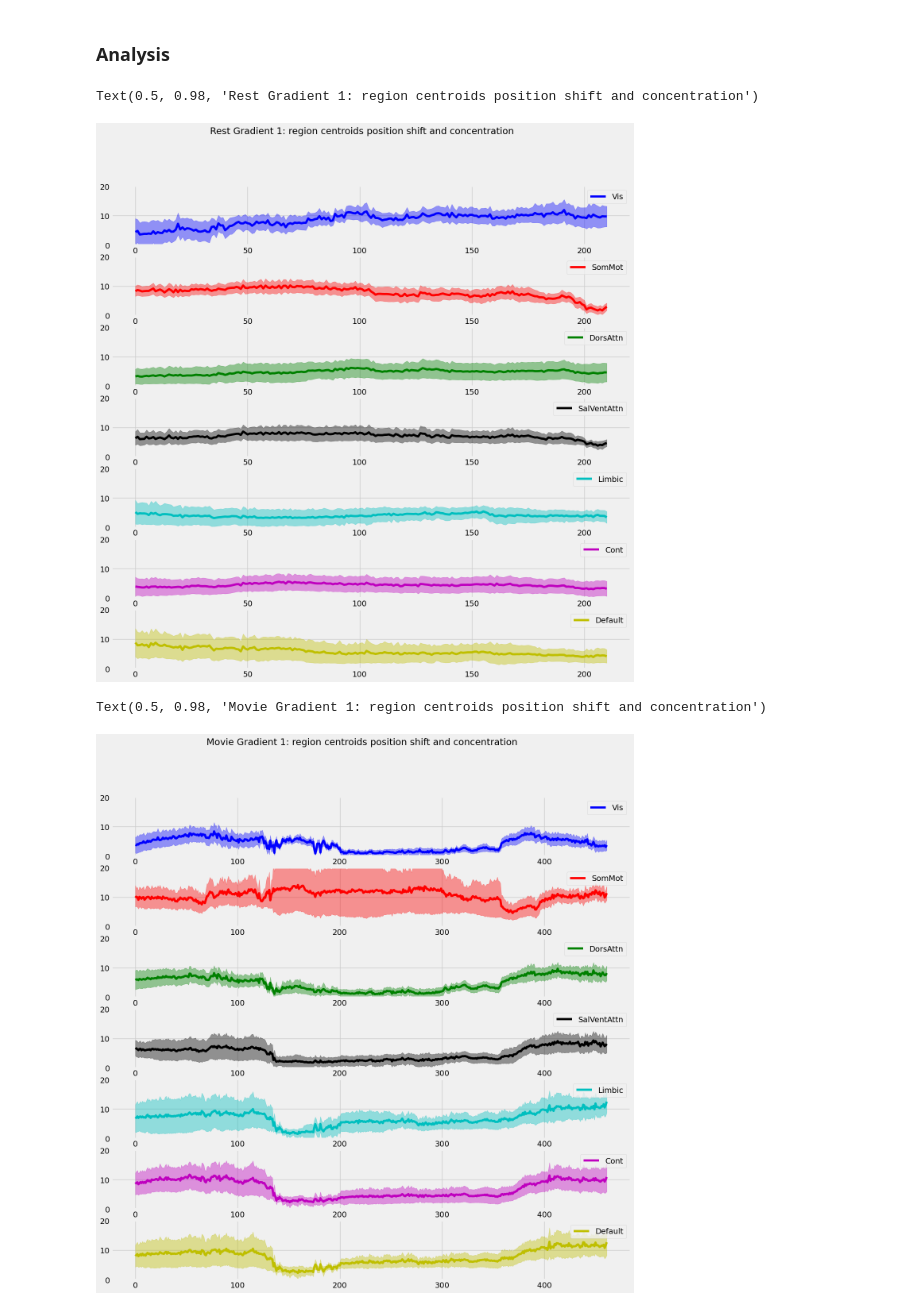
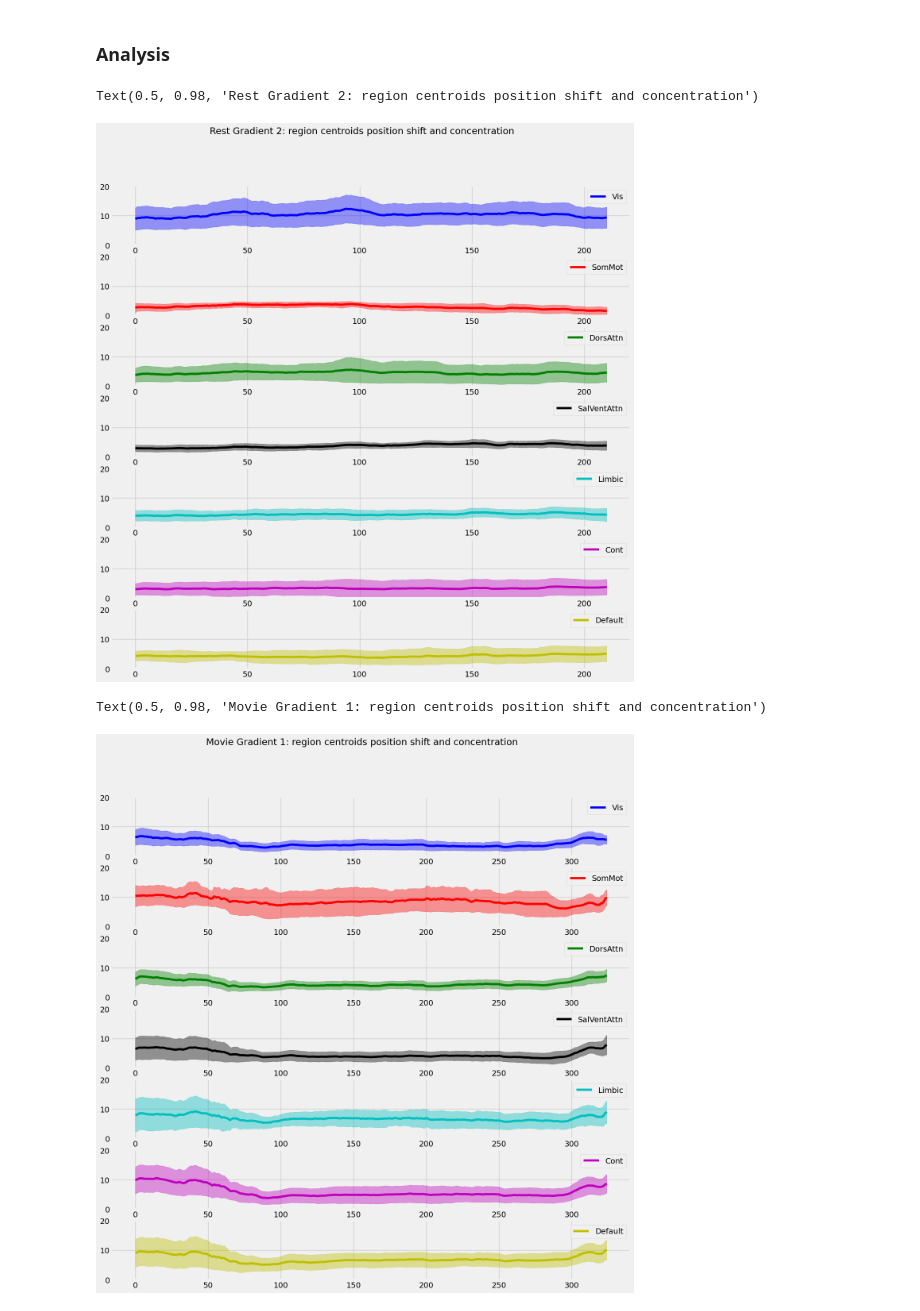
Before and after one commit to MIPLabCH/emoguide_gradients, a Jupyter notebook: fmri_dynamic_gradient.ipynb, the cells around one changed output. Drawn from its saved outputs; the diff is of its cells as text; code cells hidden in the pictures.

```diff
--- a/fmri_dynamic_gradient.ipynb
+++ b/fmri_dynamic_gradient.ipynb
@@ -182,3 +181,7 @@ OpenCV: FFMPEG: fallback to use tag 0x7634706d/'mp4v'
+# %%
+gs1 = np.load('./resources/gradient_rest_ws250.npy')
+gs2 = np.load('./resources/gradient_movie_ws250.npy')
+gs = [gs1,gs2]
 # %%
 index2region = {}
 for R in mri_df.partial_region.unique():
@@ -187,11 +190,11 @@ for R in mri_df.partial_region.unique():
 n = len(mri_df.partial_region.unique())
 fig, ax = plt.subplots(n,1,figsize=(15,15))
 is_movie = 0
-grad_idx = 0
+grad_idx = 1
 for idx, R in enumerate(mri_df.partial_region.unique()):
-    y = np.abs(ret_gs[is_movie][:,index2region[R]]).mean(axis=1)[:,grad_idx]
+    y = np.abs(gs[is_movie][:,index2region[R]]).mean(axis=1)[:,grad_idx]
     x = np.arange(len(y))
-    error = np.abs(ret_gs[is_movie][:,index2region[R]]).std(axis=1)[:,grad_idx]
+    error = np.abs(gs[is_movie][:,index2region[R]]).std(axis=1)[:,grad_idx]
 
     ax[idx].plot(x,y, color=PALETTE[idx], label=R)
     ax[idx].fill_between(x, y-error, y+error, color=PALETTE[idx], alpha=0.4)
@@ -199,23 +202,23 @@ for idx, R in enumerate(mri_df.partial_region.unique()):
     ax[idx].set_ylim(0, 20)
 plt.suptitle("Rest Gradient {}: region centroids position shift and concentration".format(grad_idx + 1))
 # %% [output]
-Text(0.5, 0.98, 'Rest Gradient 1: region centroids position shift and concentration')
+Text(0.5, 0.98, 'Rest Gradient 2: region centroids position shift and concentration')
-[figure, old version]
+[figure, new version]
 # %%
 n = len(mri_df.partial_region.unique())
 fig, ax = plt.subplots(n,1,figsize=(15,15))
 is_movie = 1
 grad_idx = 0
 for idx, R in enumerate(mri_df.partial_region.unique()):
-    y = np.abs(ret_gs[is_movie][:,index2region[R]]).mean(axis=1)[:,grad_idx]
+    y = np.abs(gs[is_movie][:,index2region[R]]).mean(axis=1)[:,grad_idx]
     x = np.arange(len(y))
-    error = np.abs(ret_gs[is_movie][:,index2region[R]]).std(axis=1)[:,grad_idx]
+    error = np.abs(gs[is_movie][:,index2region[R]]).std(axis=1)[:,grad_idx]
 
     ax[idx].plot(x,y, color=PALETTE[idx], label=R)
     ax[idx].fill_between(x, y-error, y+error, color=PALETTE[idx], alpha=0.4)
     ax[idx].legend()
     ax[idx].set_ylim(0, 20)
 plt.suptitle("Movie Gradient {}: region centroids position shift and concentration".format(grad_idx + 1))
 # %% [output]
 Text(0.5, 0.98, 'Movie Gradient 1: region centroids position shift and concentration')
-[figure, old version]
+[figure, new version]
```
Also changed, not shown: parts of 13 cells of this notebook, 31 other files.
